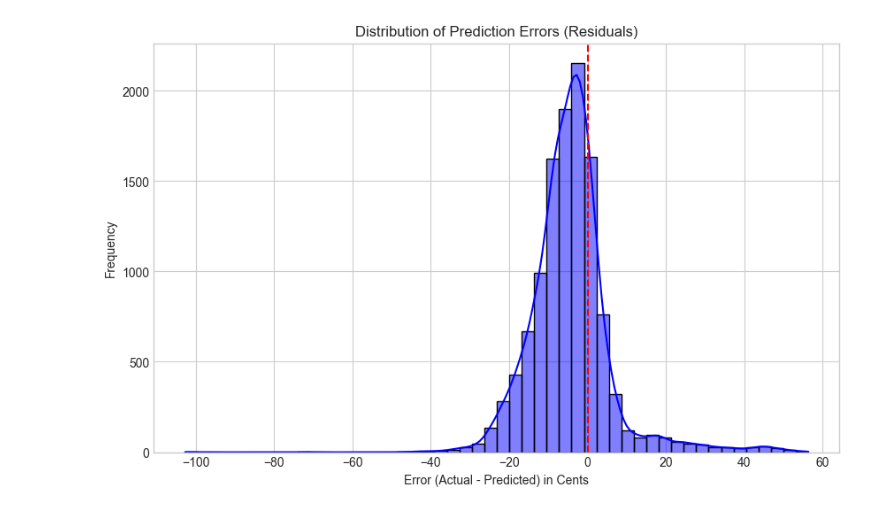
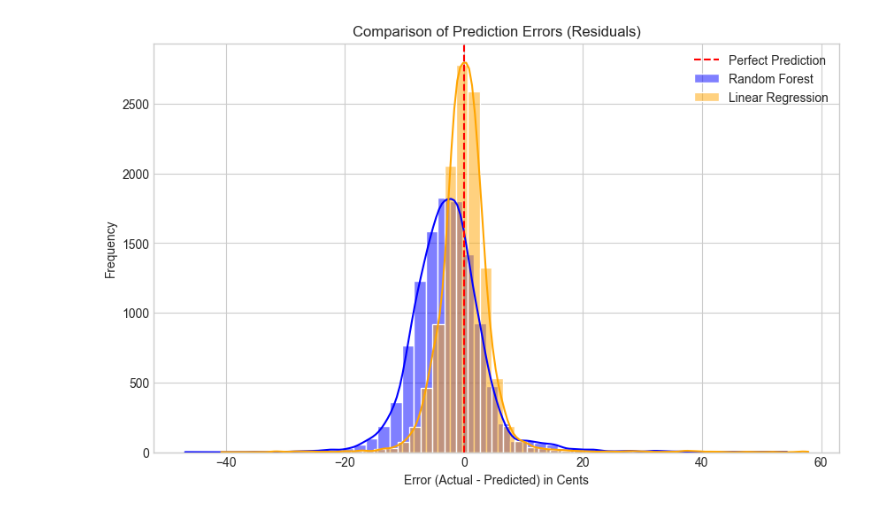
Before and after one commit to tim-fan1/engg2112, a Jupyter notebook: main.ipynb, the cells around one changed output. Drawn from its saved outputs; the diff is of its cells as text; code cells hidden in the pictures.

```diff
--- a/main.ipynb
+++ b/main.ipynb
@@ -20,0 +7,26 @@ memory usage: 8.3 MB
+# %%
+import pandas as pd
+import os
+
+# Check user is running this script from the 'engg2112' home directory.
+current_folder = os.path.basename(os.getcwd())
+if current_folder != "engg2112":
+    print("Error: Please run this script from the 'engg2112' home directory.")
+    exit()  # Stops the script immediately
+
+FUEL_FILE = "datasets/fuel/NSW_E10_Full_Year_25_26.csv"
+WEATHER_FILE = "datasets/weather/year_weather_dataset.csv"
+OIL_FILE = "datasets/oil/daily oil price.xlsx"
+TGP_FILE = "datasets/tgp/petrol_tgp.csv"
+FX_FILE = "datasets/exchange/2023-current.xls"
+COMPLETE_OUTPUT_FILE = "datasets/YEAR_COMPLETE_DATASET.csv"
+MODEL_READY_OUTPUT_FILE = "datasets/MODEL_READY_DATASET.csv"
+
+fuel_df = pd.read_csv(FUEL_FILE)
+weather_df = pd.read_csv(WEATHER_FILE)
+oil_df = pd.read_excel(OIL_FILE)
+tgp_df = pd.read_csv(TGP_FILE)
+
+# FX Data has unique formatting (metadata in top 11 rows)
+fx_df_raw = pd.read_excel(FX_FILE, skiprows=1, nrows=0) # Get headers
+fx_df = pd.read_excel(FX_FILE, skiprows=11, names=fx_df_raw.columns) # Get data
@@ -103,12 +461,23 @@ Baseline Linear Regression R2:  0.6634
 # %%
-residuals = y_test_chrono - predictions
+# Calculate residuals
+rf_residuals = y_test_chrono - rf_predictions
+lr_residuals = y_test_chrono - lr_predictions
+
 plt.figure(figsize=(10, 6))
-sns.histplot(residuals, kde=True, bins=50, color='blue')
-plt.title('Distribution of Prediction Errors (Residuals)')
+
+# Plot Random Forest Residuals
+sns.histplot(rf_residuals, kde=True, bins=50, color='blue', label='Random Forest', alpha=0.5)
+
+# Plot Linear Regression Residuals
+sns.histplot(lr_residuals, kde=True, bins=50, color='orange', label='Linear Regression', alpha=0.5)
+
+# Formatting
+plt.title('Comparison of Prediction Errors (Residuals)')
 plt.xlabel('Error (Actual - Predicted) in Cents')
 plt.ylabel('Frequency')
-plt.axvline(0, color='red', linestyle='--')
+plt.axvline(0, color='red', linestyle='--', label='Perfect Prediction')
+plt.legend() # This adds the labels to the plot
 plt.show()
 # %% [output]
-[figure, old version]
+[figure, new version]
 # %%
```
Also changed, not shown: parts of 40 cells of this notebook, 13 other files.
